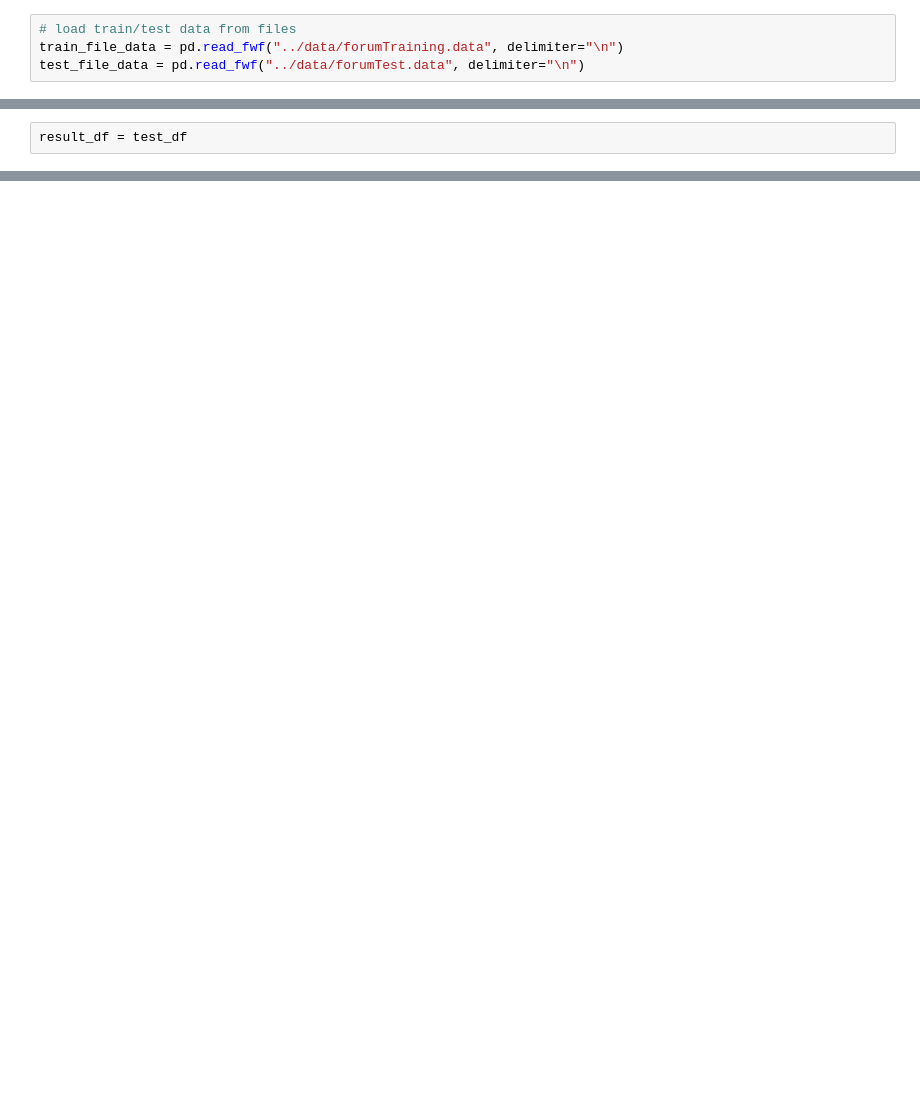
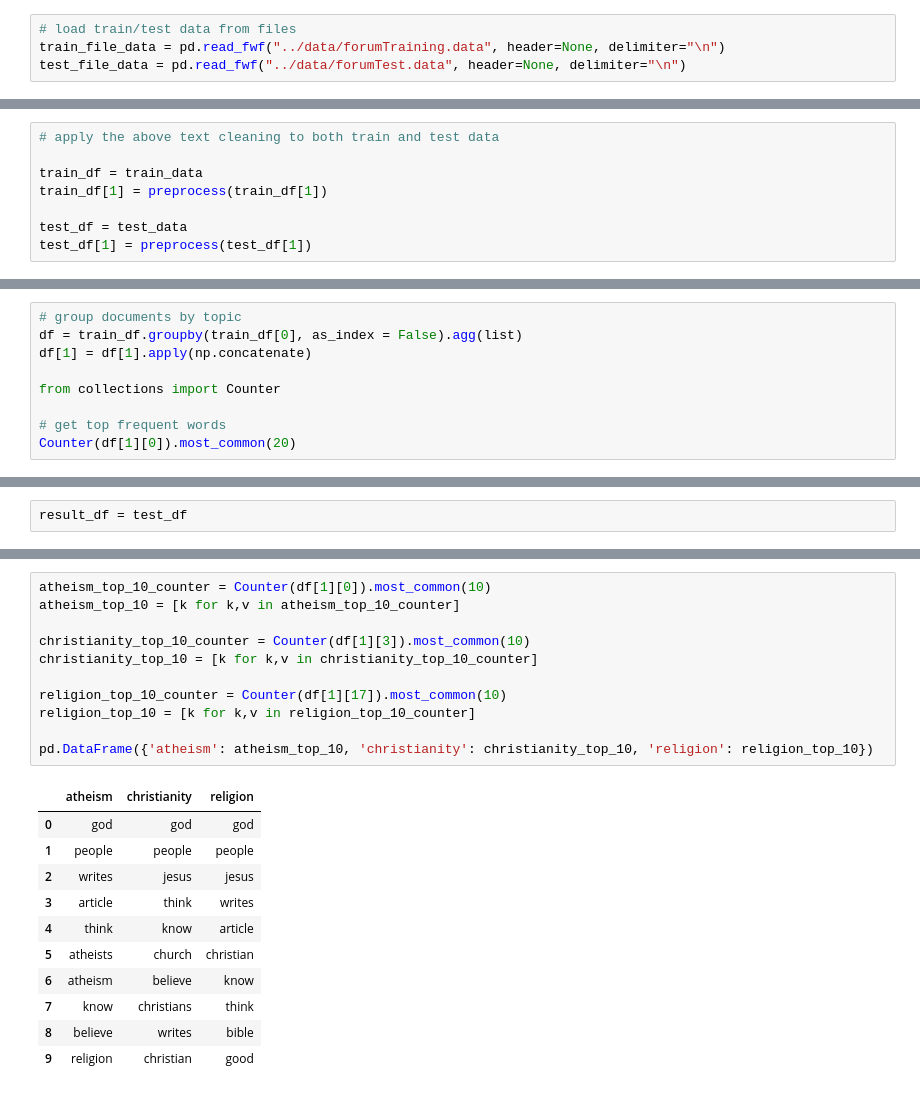
Before and after one commit to hchenfeng/Introduction-to-Machine-Learning, a Jupyter notebook: notebooks/project2.ipynb, the cells around one changed output, grey strips where cells are left out. Saved outputs shown, nothing was run; the diff lists cells and outputs as text; blank space fills up the shorter version.

```diff
--- a/notebooks/project2.ipynb
+++ b/notebooks/project2.ipynb
@@ -10,4 +14,4 @@ import pandas as pd
 # %%
 # load train/test data from files
-train_file_data = pd.read_fwf("../data/forumTraining.data", delimiter="\n")
-test_file_data = pd.read_fwf("../data/forumTest.data", delimiter="\n")
+train_file_data = pd.read_fwf("../data/forumTraining.data", header=None, delimiter="\n")
+test_file_data = pd.read_fwf("../data/forumTest.data", header=None, delimiter="\n")
@@ -97,0 +62,8 @@ test_df[1][1]
+# %%
+# apply the above text cleaning to both train and test data
+
+train_df = train_data
+train_df[1] = preprocess(train_df[1])
+
+test_df = test_data
+test_df[1] = preprocess(test_df[1])
@@ -97,0 +72,9 @@ test_df[1][1]
+# %%
+# group documents by topic
+df = train_df.groupby(train_df[0], as_index = False).agg(list)
+df[1] = df[1].apply(np.concatenate)
+
+from collections import Counter
+
+# get top frequent words
+Counter(df[1][0]).most_common(20)
@@ -228,0 +302,23 @@ Here, I used the MultinomialNB classifier from sklearn as a benchmark.
+# %%
+atheism_top_10_counter = Counter(df[1][0]).most_common(10)
+atheism_top_10 = [k for k,v in atheism_top_10_counter]
+
+christianity_top_10_counter = Counter(df[1][3]).most_common(10)
+christianity_top_10 = [k for k,v in christianity_top_10_counter]
+
+religion_top_10_counter = Counter(df[1][17]).most_common(10)
+religion_top_10 = [k for k,v in religion_top_10_counter]
+
+pd.DataFrame({'atheism': atheism_top_10, 'christianity': christianity_top_10, 'religion': religion_top_10})
+# %% [output]
+|  | atheism | christianity | religion |
+| 0 | god | god | god |
+| 1 | people | people | people |
+| 2 | writes | jesus | jesus |
+| 3 | article | think | writes |
+| 4 | think | know | article |
+| 5 | atheists | church | christian |
+| 6 | atheism | believe | know |
+| 7 | know | christians | think |
+| 8 | believe | writes | bible |
+| 9 | religion | christian | good |
```
Also changed, not shown: parts of 39 cells of this notebook, 1 other file.
